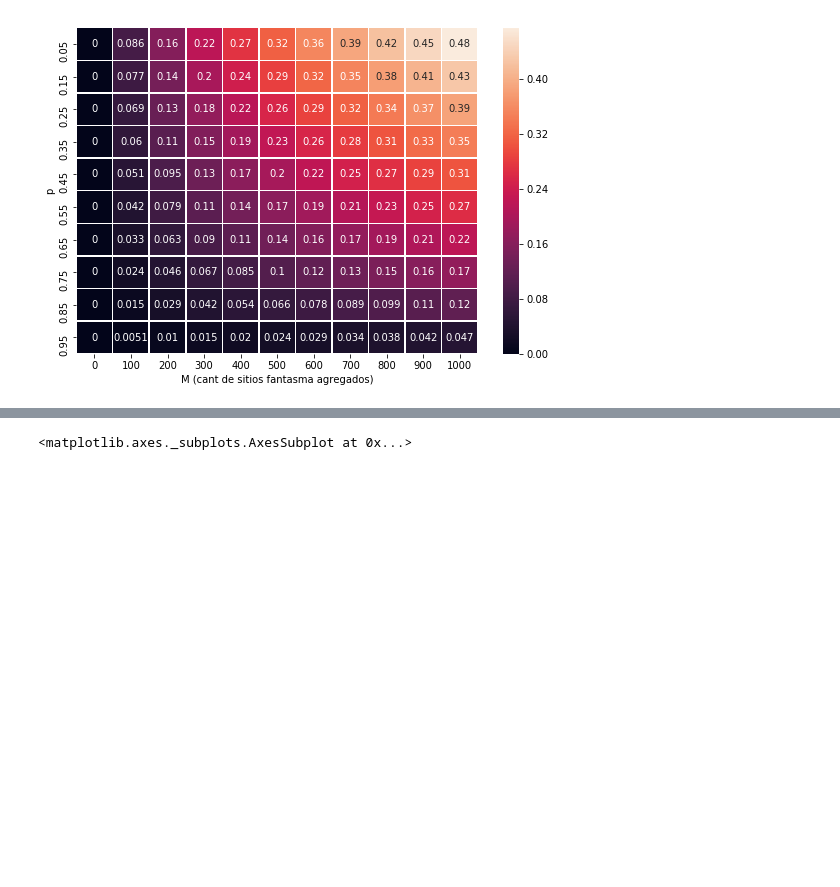
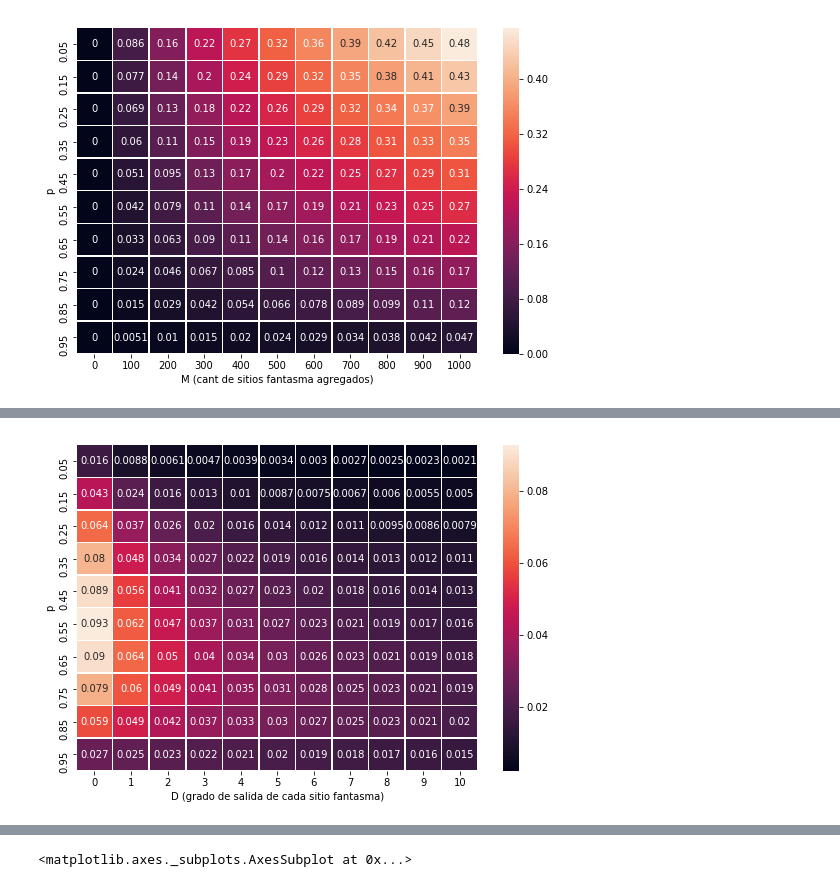
Before and after one commit to ABorgna/metnum, a Jupyter notebook: tp1/src/exp/exp_grafos_hack.ipynb, the cells around one changed output, grey strips where cells are left out. Drawn from its saved outputs; the diff is of its cells as text; code cells hidden in the pictures; blank space fills up the shorter version.

```diff
--- a/tp1/src/exp/exp_grafos_hack.ipynb
+++ b/tp1/src/exp/exp_grafos_hack.ipynb
@@ -156,0 +218,23 @@ sns.heatmap(dfval, annot=True, linewidths=.5, ax=ax)
+# %%
+# Aca lo hago hasta alcanzar grado de 10 en todos los nodos fantasma, de 1 en 1
+m = 500
+df2 = pd.DataFrame(columns = ['d', 'p', 'grafo', 'val', 'val_dummy'])
+
+for p in [0.05 + 0.1*i for i in range(0, 10)]:
+    print('p: {}'.format(p))
+    grafo_a_agregar = generar_grafo_trivial(m+1) # el nodo m es el especial
+    for x in range(0, m):
+        grafo_a_agregar[x][m] = 1 # conecto todos a m
+    for d in range(0, 11, 1):
+        print('d: {}'.format(d))
+        if d:
+            for dif in range(d, d+1):
+                for x in range(0, m):
+                    grafo_a_agregar[x][(x+dif)%m] = 1
+        guardar_matriz_en_archivo(generar_grafo_union([matriz_fija, grafo_a_agregar]), 'hack_mtx.txt')
+        out = ejecutar_con_args(['-o -', 'hack_mtx.txt', p])
+        out = parsear_output(out)
+        sum = 0.0
+        for x in range(0, m):
+            sum += float(out[1][1000+x])
+        df2.loc[len(df2)] = [d, p, grafo_a_agregar.copy(), float(out[1][1000+m]), sum]
@@ -156,0 +259,11 @@ sns.heatmap(dfval, annot=True, linewidths=.5, ax=ax)
+# %%
+dfval = df2.pivot('p', 'd', 'val')
+dfval = dfval[dfval.columns].astype(float)
+
+f, ax = plt.subplots(figsize=(9, 6))
+sns.heatmap(dfval, annot=True, linewidths=.5, ax=ax)
+ax.set_ylabel('p')
+ax.set_xlabel('D (grado de salida de cada sitio fantasma)')
+f.savefig('img/hackgrado10.png')
+# %% [output]
+[figure, added]
```
Also changed, not shown: parts of 12 cells of this notebook, 9 other files.
